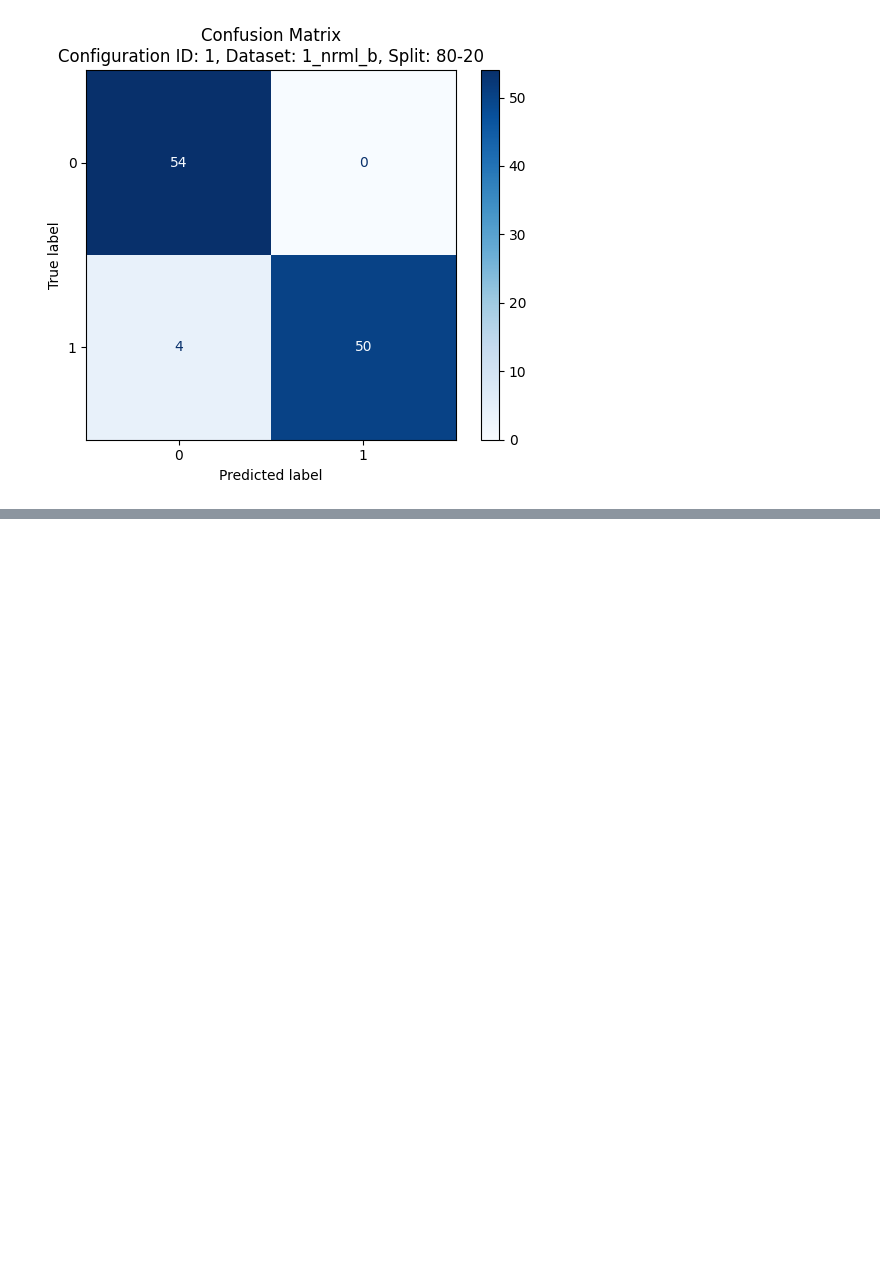
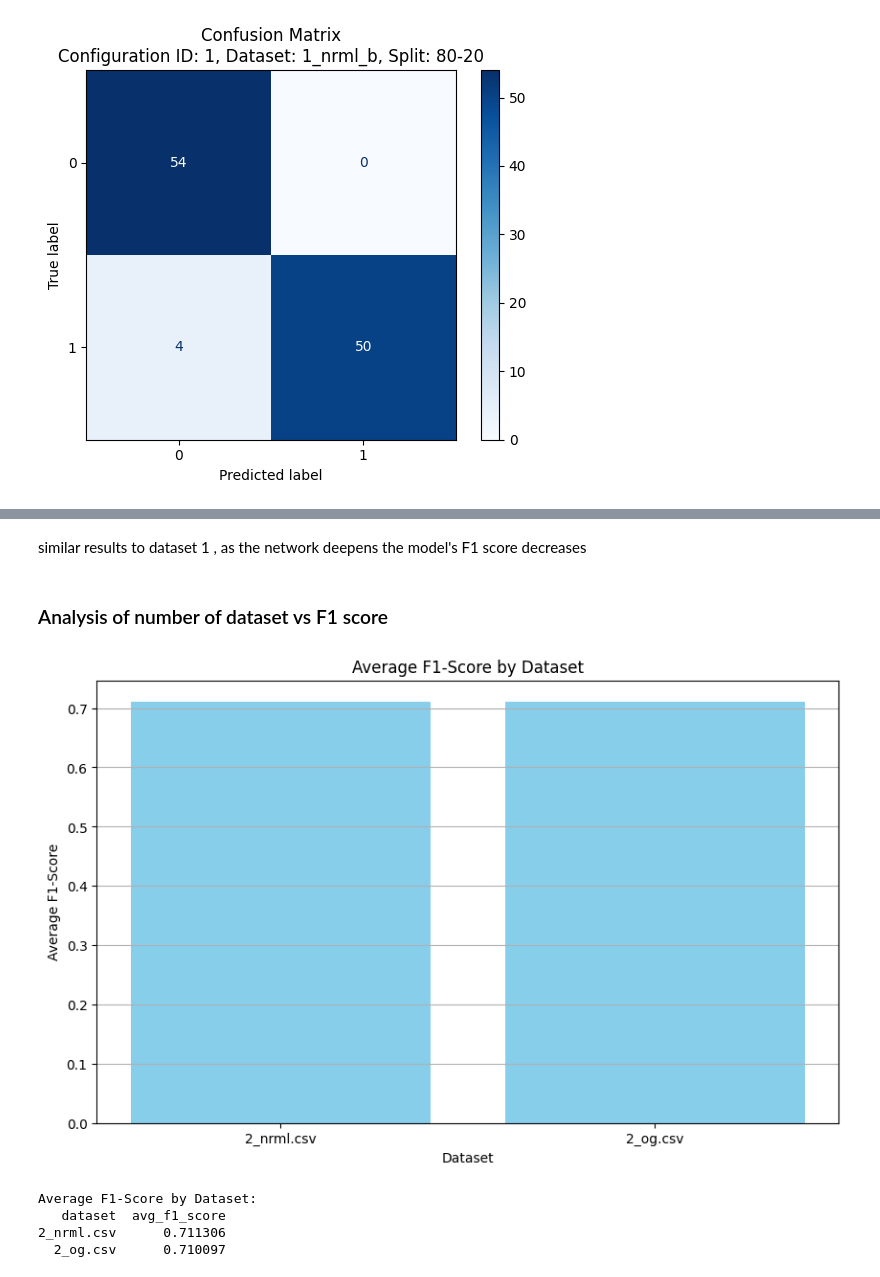
Before and after one commit to machine-learning-hwu-project/Dubai_UG_11, a Jupyter notebook: R5(Neural Networks)/mlp.ipynb, the cells around one changed output, grey strips where cells are left out. Saved outputs shown, nothing was run; the diff lists cells and outputs as text; code cells hidden in the pictures; blank space fills up the shorter version.

Commit message:
added comments and fixed mlp and implemented dataset 2

```diff
--- a/R5(Neural Networks)/mlp.ipynb
+++ b/R5(Neural Networks)/mlp.ipynb
@@ -634,0 +863,22 @@ plt.show()
+# %% [markdown]
+similar results to dataset 1 , as the network deepens the model's F1 score decreases
+# %% [markdown]
+### Analysis of number of dataset vs F1 score
+# %%
+dataset_analysis = results_df.groupby('dataset')['avg_f1_score'].mean().reset_index()
+plt.figure(figsize=(10, 6))
+bars = plt.bar(dataset_analysis['dataset'], dataset_analysis['avg_f1_score'], color='skyblue')
+plt.title("Average F1-Score by Dataset")
+plt.xlabel("Dataset")
+plt.ylabel("Average F1-Score")
+plt.grid(axis='y')
+plt.show()
+
+print("\nAverage F1-Score by Dataset:")
+print(dataset_analysis.to_string(index=False))
+# %% [output]
+[figure, added]
+Average F1-Score by Dataset:
+   dataset  avg_f1_score
+2_nrml.csv      0.711306
+  2_og.csv      0.710097
```
Also changed, not shown: parts of 60 cells of this notebook, 6 other files.
